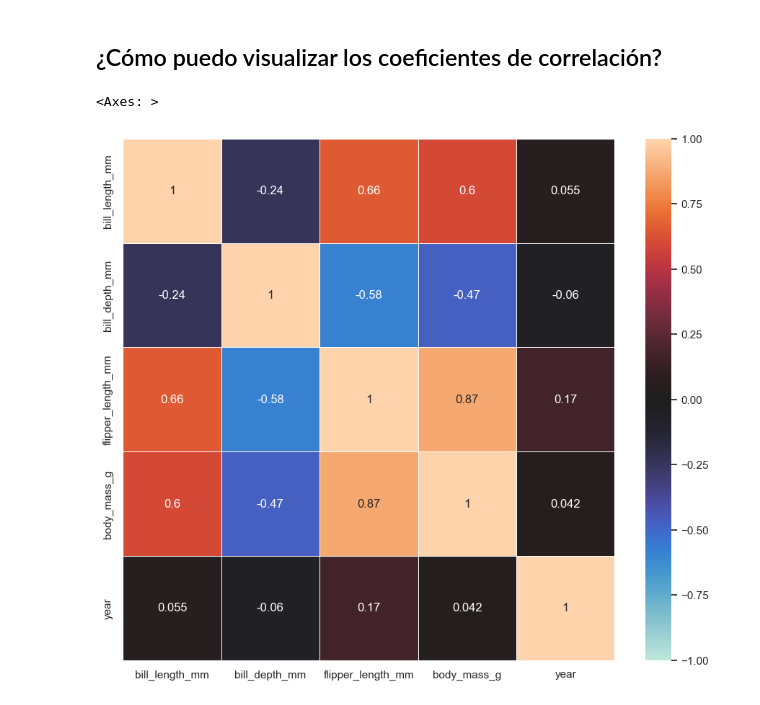
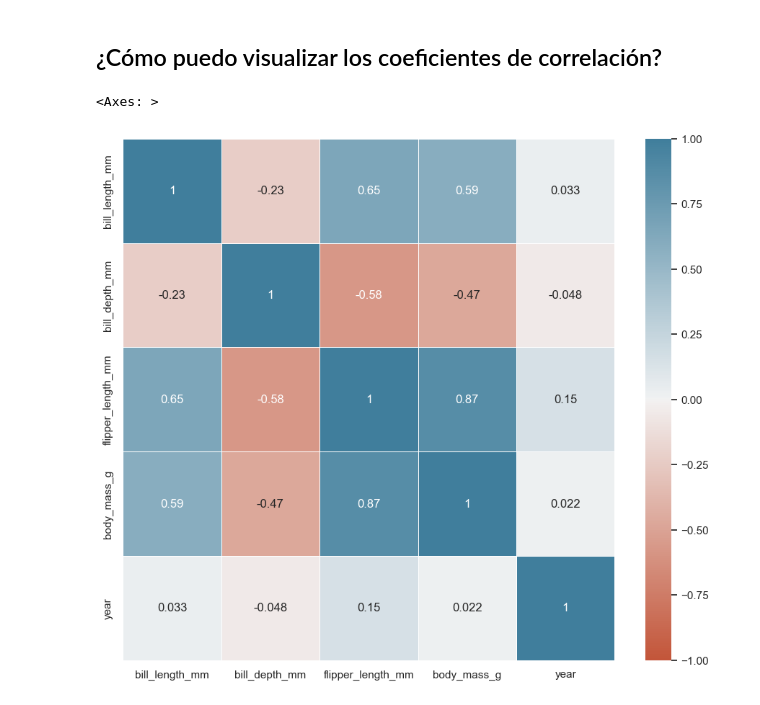
Before and after one commit to abarreran/Penguin, a Jupyter notebook: pinguinos.ipynb, the cells around one changed output. Cells and saved outputs as stored; diff of their text form; code cells hidden in the pictures.

Commit message:
Actualización hasta Visualización del análisis de regresión múltiple y del .gitignore

```diff
--- a/pinguinos.ipynb
+++ b/pinguinos.ipynb
@@ -1031,20 +1031,19 @@ sns.swarmplot(
 # %% [markdown]
 ## ¿Existe una correlación lineal entre alguna de nuestras variables?
 # %%
-numeric_df = preprocess_penguins_df.select_dtypes(include=[float, int]) # adeli specie no se podia convertir a string
-correlation_matrix = numeric_df.corr()
+onlynumeric_processed_penguins_df = processed_penguins_df.select_dtypes(include=[float, int]) # adeli specie no se podia convertir a string
 # %% [markdown]
 ## ¿Cómo puedo visualizar los coeficientes de correlación?
 # %%
 sns.heatmap(
-    data=correlation_matrix,
-
+    data=onlynumeric_processed_penguins_df.corr(),
+    cmap=sns.diverging_palette(20, 230, as_cmap=True),
     center=0,
     vmin=-1,
     vmax=1,
     linewidths=0.5,
     annot=True
 )
 # %% [output]
 <Axes: >
-[figure, old version]
+[figure, new version]
```
Also changed, not shown: parts of 53 cells of this notebook, 1 other file.
